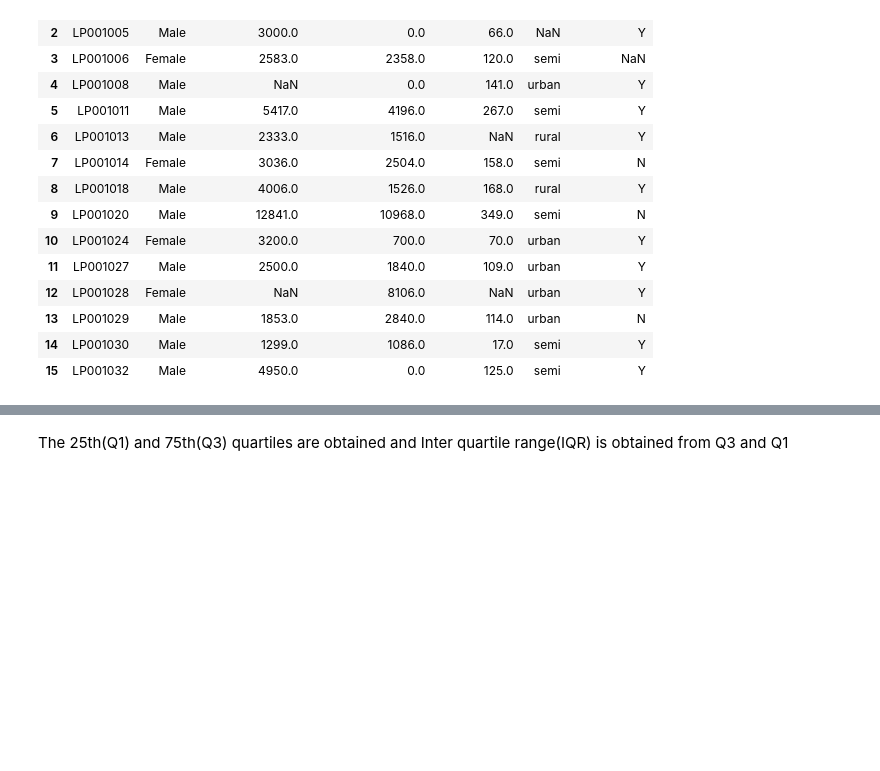
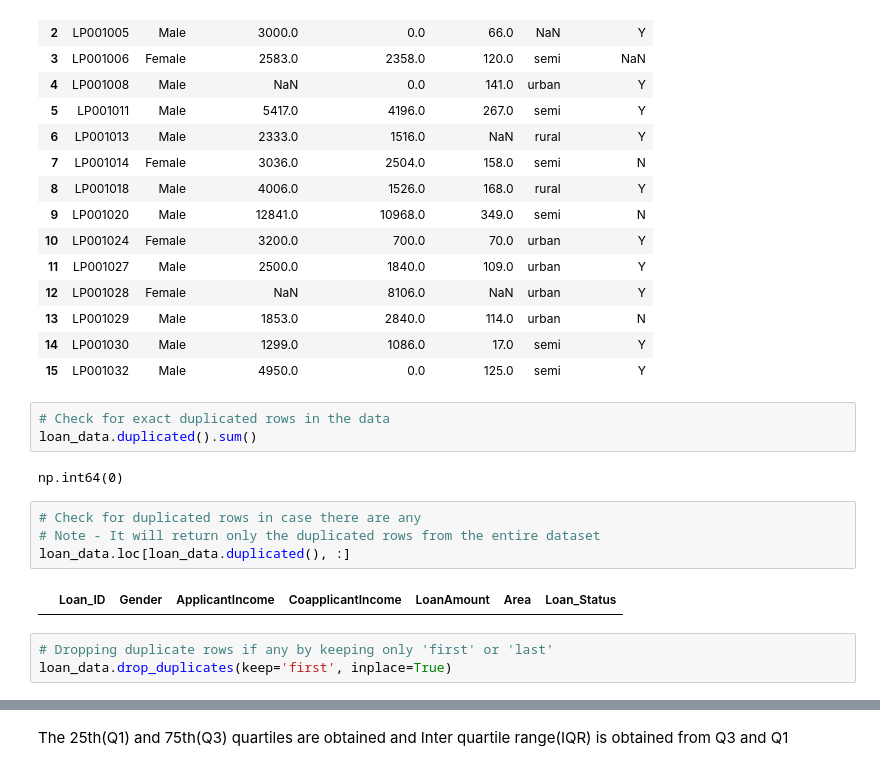
Before and after one commit to engage-deepakagarwal/machine-learning-lab, a Jupyter notebook: 2_clean_dataset.ipynb, the cells around one changed output, grey strips where cells are left out. Saved outputs shown, nothing was run; the diff lists cells and outputs as text; blank space fills up the shorter version.

```diff
--- a/2_clean_dataset.ipynb
+++ b/2_clean_dataset.ipynb
@@ -21,6 +21,20 @@ display(loan_data) # Display the data
 | 13 | LP001029 | Male | 1853.0 | 2840.0 | 114.0 | urban | N |
 | 14 | LP001030 | Male | 1299.0 | 1086.0 | 17.0 | semi | Y |
 | 15 | LP001032 | Male | 4950.0 | 0.0 | 125.0 | semi | Y |
+# %%
+# Check for exact duplicated rows in the data
+loan_data.duplicated().sum()
+# %% [output]
+np.int64(0)
+# %%
+# Check for duplicated rows in case there are any
+# Note - It will return only the duplicated rows from the entire dataset
+loan_data.loc[loan_data.duplicated(), :]
+# %% [output]
+|  | Loan_ID | Gender | ApplicantIncome | CoapplicantIncome | LoanAmount | Area | Loan_Status |
+# %%
+# Dropping duplicate rows if any by keeping only 'first' or 'last'
+loan_data.drop_duplicates(keep='first', inplace=True)
 # %%
 Q1 = loan_data.select_dtypes(include='number').quantile(0.25, axis = 0) # 25% of the data
 
```
Also changed, not shown: parts of 14 cells of this notebook, 3 other files.
